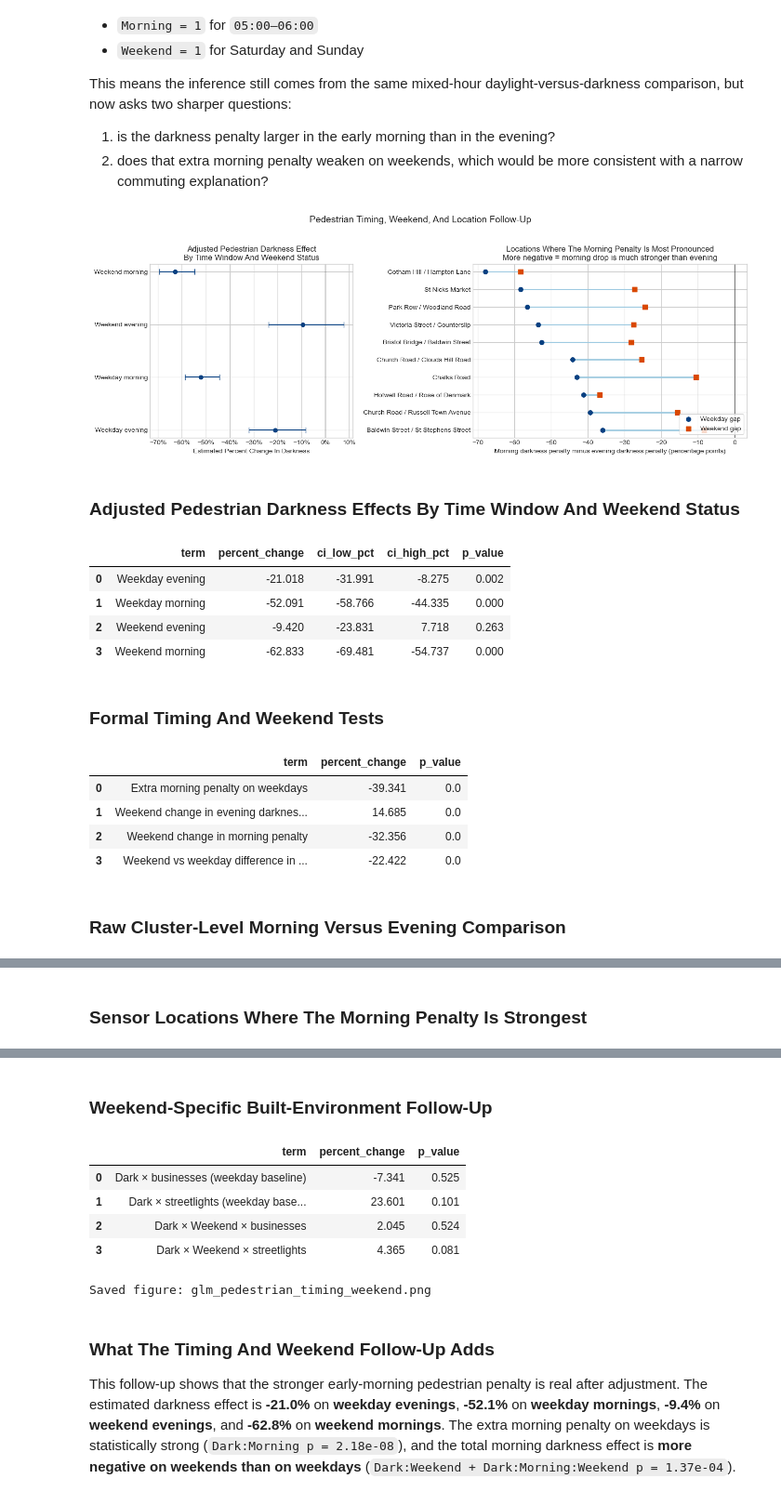
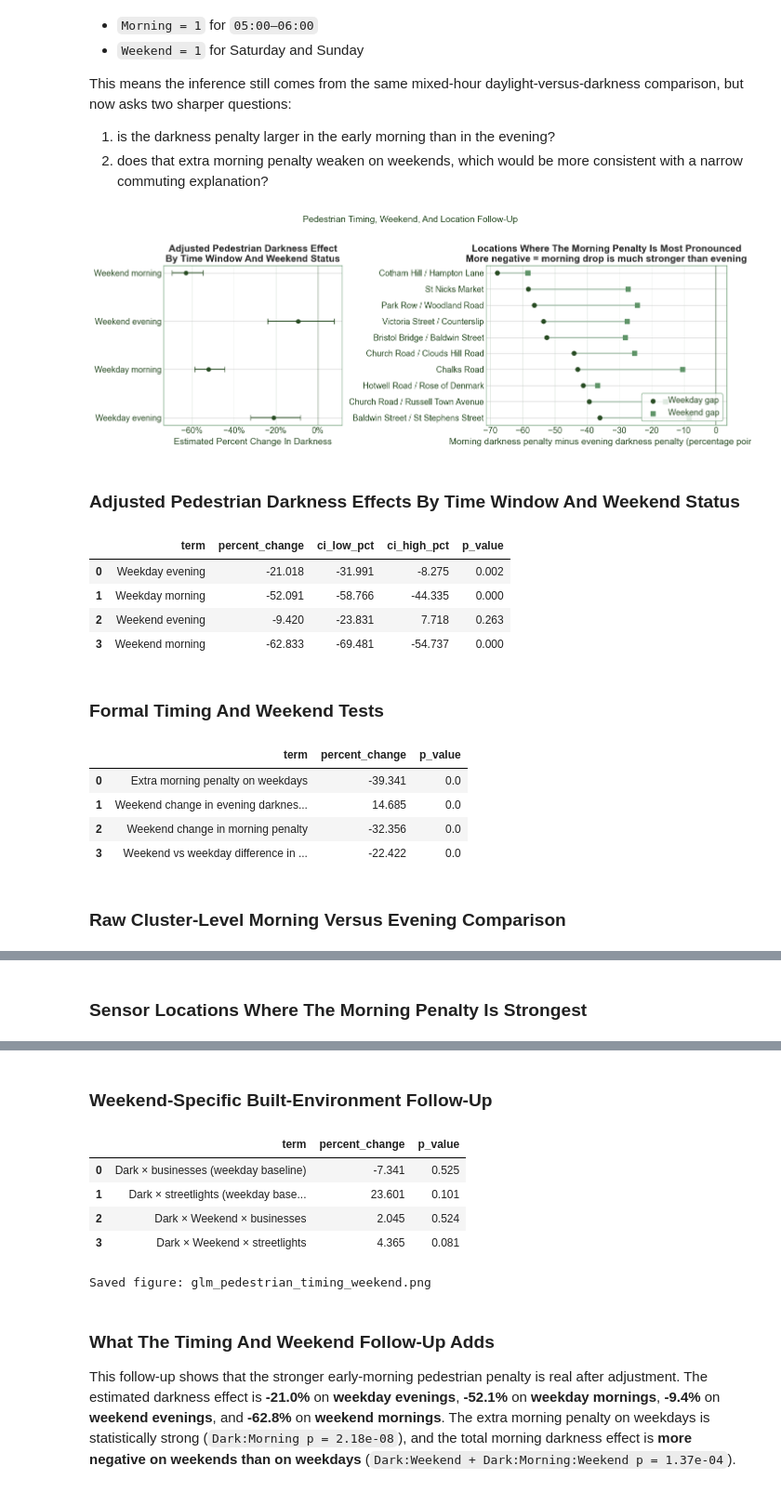
Before and after one commit to Will-435/Group-3-MDM, a Jupyter notebook: Darkness GLM Models Will.ipynb, the cells around one changed output, grey strips where cells are left out. Shown at 93% size. Saved outputs shown, nothing was run; the diff lists cells and outputs as text; code cells hidden in the pictures.

```diff
--- a/Darkness GLM Models Will.ipynb
+++ b/Darkness GLM Models Will.ipynb
@@ -1813,65 +2389,71 @@ left = ped_timing_effects.copy()
 left_order = ['Weekday evening', 'Weekday morning', 'Weekend evening', 'Weekend morning']
 left['y'] = [left_order.index(v) for v in left['term']]
 left = left.sort_values('y', ascending=False)
-axes[0].axvline(0, color='black', linewidth=1, alpha=0.6)
+axes[0].axvline(0, color='#274b22', linewidth=1, alpha=0.75)
 axes[0].errorbar(
     left['percent_change'],
     left['y'],
     xerr=[left['percent_change'] - left['ci_low_pct'], left['ci_high_pct'] - left['percent_change']],
     fmt='o',
     capsize=4,
-    color='#084081',
+    color='#274b22',
 )
 axes[0].set_yticks(left['y'])
 axes[0].set_yticklabels(left['term'])
 axes[0].xaxis.set_major_formatter(PercentFormatter())
-axes[0].set_xlabel('Estimated Percent Change In Darkness')
+axes[0].set_xlabel('Estimated Percent Change In Darkness', color='#274b22')
 axes[0].set_title('Adjusted Pedestrian Darkness Effect\nBy Time Window And Weekend Status')
 
 # Right panel: sensor hotspots for the morning-evening gap
 right = ped_morning_hotspots.copy().iloc[::-1].reset_index(drop=True)
 right['y'] = np.arange(len(right))
-axes[1].axvline(0, color='black', linewidth=1, alpha=0.6)
+axes[1].axvline(0, color='#274b22', linewidth=1, alpha=0.75)
 for _, row in right.iterrows():
     axes[1].plot(
         [row['weekday_morning_minus_evening'], row['weekend_morning_minus_evening']],
         [row['y'], row['y']],
-        color='#9ecae1',
+        color='#a8c1ae',
         linewidth=2,
         zorder=1,
     )
-axes[1].scatter(right['weekday_morning_minus_evening'], right['y'], color='#084081', s=45, label='Weekday gap', zorder=2)
-axes[1].scatter(right['weekend_morning_minus_evening'], right['y'], color='#d94801', s=45, marker='s', label='Weekend gap', zorder=3)
+axes[1].scatter(right['weekday_morning_minus_evening'], right['y'], color='#274b22', s=45, label='Weekday gap', zorder=2)
+axes[1].scatter(right['weekend_morning_minus_evening'], right['y'], color='#5f9468', s=45, marker='s', label='Weekend gap', zorder=3)
 axes[1].set_yticks(right['y'])
 axes[1].set_yticklabels(right['plot_label'])
-axes[1].set_xlabel('Morning darkness penalty minus evening darkness penalty (percentage points)')
+axes[1].set_xlabel('Morning darkness penalty minus evening darkness penalty (percentage points)', color='#274b22')
 axes[1].set_title('Locations Where The Morning Penalty Is Most Pronounced\nMore negative = morning drop is much stronger than evening')
-axes[1].legend(loc='lower right', frameon=True)
+axes[1].legend(loc='lower right', frameon=True, edgecolor='#5f9468', labelcolor='#274b22')
 
-fig.suptitle('Pedestrian Timing, Weekend, And Location Follow-Up', y=1.03, fontsize=14)
+for ax in axes:
+    ax.tick_params(axis='both', colors='#274b22')
+    for spine in ax.spines.values():
+        spine.set_color('#5f9468')
+    ax.grid(axis='x', color='#d6e2d8', linewidth=0.7, alpha=0.7)
+
+fig.suptitle('Pedestrian Timing, Weekend, And Location Follow-Up', y=1.03, fontsize=14, color='#274b22')
 plt.tight_layout()
 fig.savefig(ped_timing_fig, dpi=180, bbox_inches='tight')
 plt.show()
 plt.close(fig)
 
 display(Markdown('### Adjusted Pedestrian Darkness Effects By Time Window And Weekend Status'))
 display(ped_timing_effects[['term', 'percent_change', 'ci_low_pct', 'ci_high_pct', 'p_value']].round(3))
 
 display(Markdown('### Formal Timing And Weekend Tests'))
 display(ped_timing_tests[['term', 'percent_change', 'p_value']].round(3))
 
 display(Markdown('### Raw Cluster-Level Morning Versus Evening Comparison'))
 display(ped_weekpart_cluster_table.round(1))
 
 display(Markdown('### Sensor Locations Where The Morning Penalty Is Strongest'))
 display(ped_morning_hotspots[['SensorNumber', 'Cluster', 'location_label', 'weekday_evening', 'weekday_morning', 'weekend_evening', 'weekend_morning', 'weekday_morning_minus_evening', 'weekend_morning_minus_evening']].round(1))
 
 display(Markdown('### Weekend-Specific Built-Environment Follow-Up'))
 display(ped_weekend_context_terms[['term', 'percent_change', 'p_value']].round(3))
 
 print('Saved figure:', ped_timing_fig)
 # %% [output]
-[figure, old version]
+[figure, new version]
 ### Adjusted Pedestrian Darkness Effects By Time Window And Weekend Status
 |  | term | percent_change | ci_low_pct | ci_high_pct | p_value |
 | 0 | Weekday evening | -21.018 | -31.991 | -8.275 | 0.002 |
```
Also changed, not shown: parts of 14 cells of this notebook, 19 other files.
